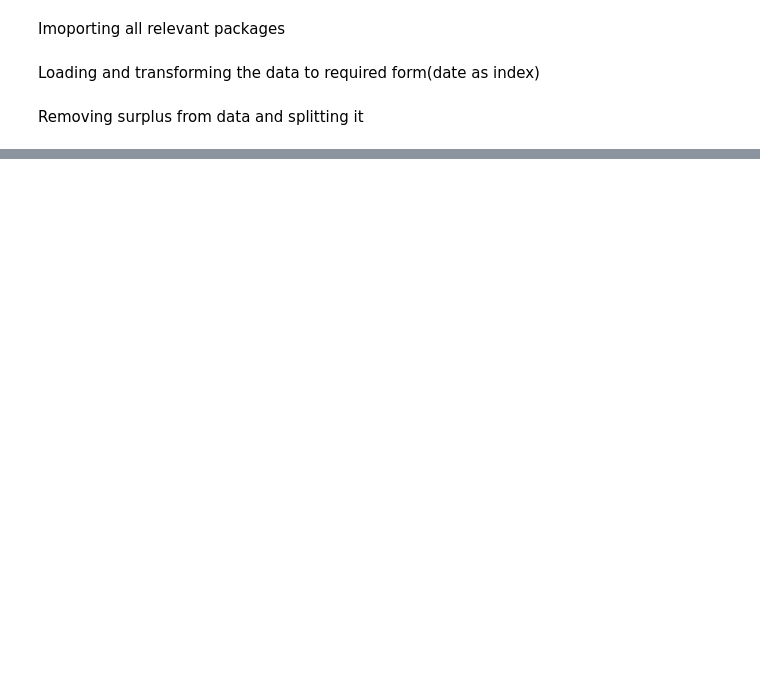
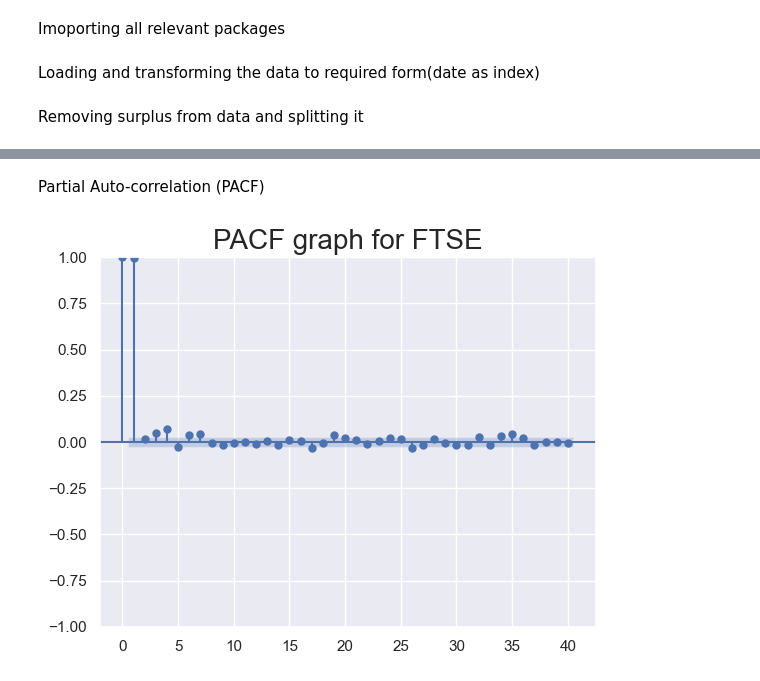
Before and after one commit to mkolade/time-series, a Jupyter notebook: 4th-TheArModel.ipynb, the cells around one changed output, grey strips where cells are left out. Cells and saved outputs as stored; diff of their text form; code cells hidden in the pictures; blank space fills up the shorter version.

```diff
--- a/4th-TheArModel.ipynb
+++ b/4th-TheArModel.ipynb
@@ -46,0 +45,8 @@ df.head()
+# %% [markdown]
+Partial Auto-correlation (PACF)
+# %%
+sgt.plot_pacf(df.market_price, lags=40, method="ols",)
+plt.title("PACF graph for FTSE", size=20)
+plt.show()
+# %% [output]
+[figure, added]
```
Also changed, not shown: parts of 2 cells of this notebook.
